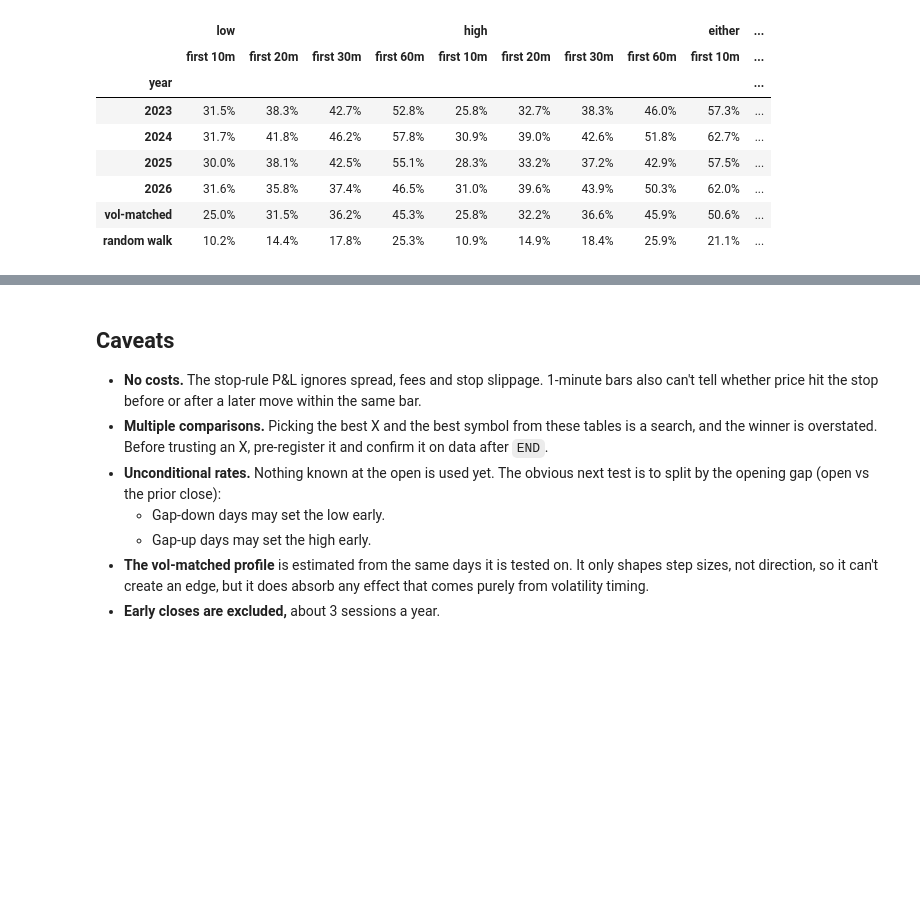
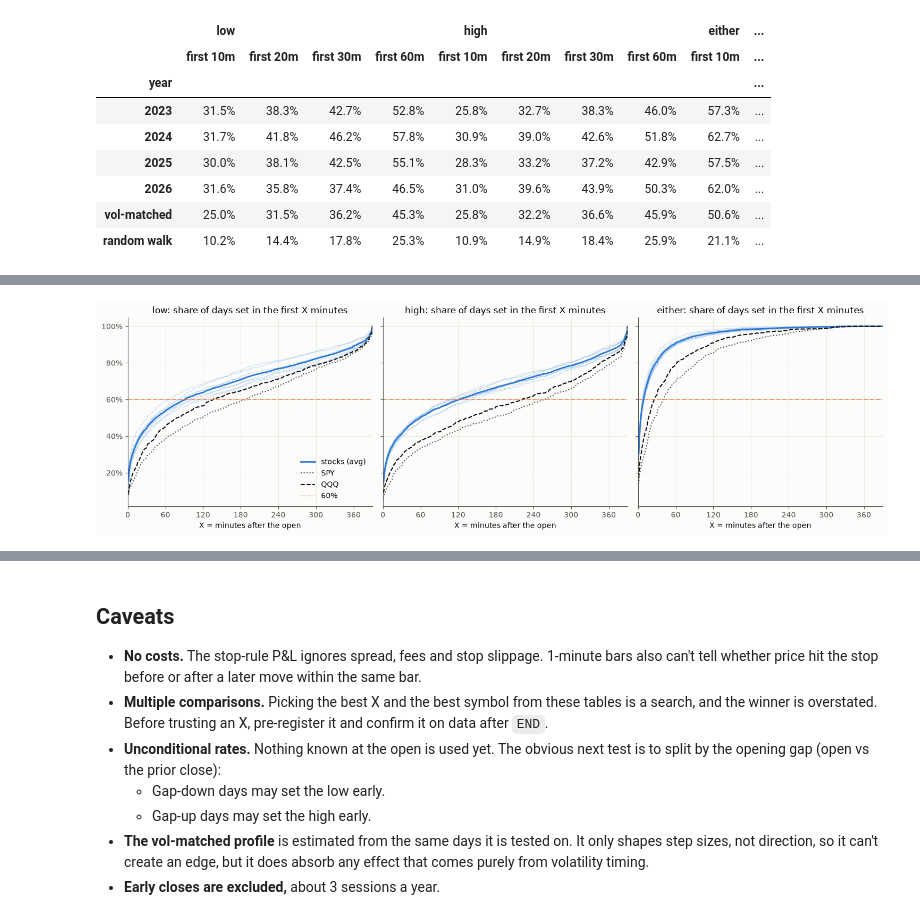
Before and after one commit to xcollantes/open-extremes, a Jupyter notebook: notebooks/open_extremes.ipynb, the cells around one changed output, grey strips where cells are left out. Saved outputs shown, nothing was run; the diff lists cells and outputs as text; code cells hidden in the pictures; blank space fills up the shorter version.

```diff
--- a/notebooks/open_extremes.ipynb
+++ b/notebooks/open_extremes.ipynb
@@ -561,0 +597,19 @@ display(cross.style.format(fmt, na_rep=""))
+# %%
+fig, axes = plt.subplots(1, 3, figsize=(15, 4.5), sharey=True)
+for ax, side in zip(axes, SIDES):
+    for s in STOCKS:
+        ax.plot(X, res[s]["obs"][side], color=LOW, lw=0.8, alpha=0.25)
+    ax.plot(X, avg_obs[side], color=LOW, label=AVG)
+    for m, ls, color in zip(MARKET, [":", "--"], [MUTED, "#0b0b0b"]):
+        ax.plot(X, res[m]["obs"][side], ls=ls, color=color, lw=1.5, label=m)
+    ax.axhline(TARGET, color=HIGH, lw=0.8, ls="-.", label=f"{TARGET:.0%}")
+    ax.set_title(f"{side}: share of days set in the first X minutes")
+    ax.set_xlabel("X = minutes after the open")
+    ax.set_xlim(0, SESSION)
+    ax.set_xticks(range(0, SESSION + 1, 60))
+    ax.yaxis.set_major_formatter(PercentFormatter(1))
+axes[0].legend(loc="lower right")
+plt.tight_layout()
+plt.show()
+# %% [output]
+[figure, added]
```
Also changed, not shown: parts of 6 cells of this notebook, 2 other files.
